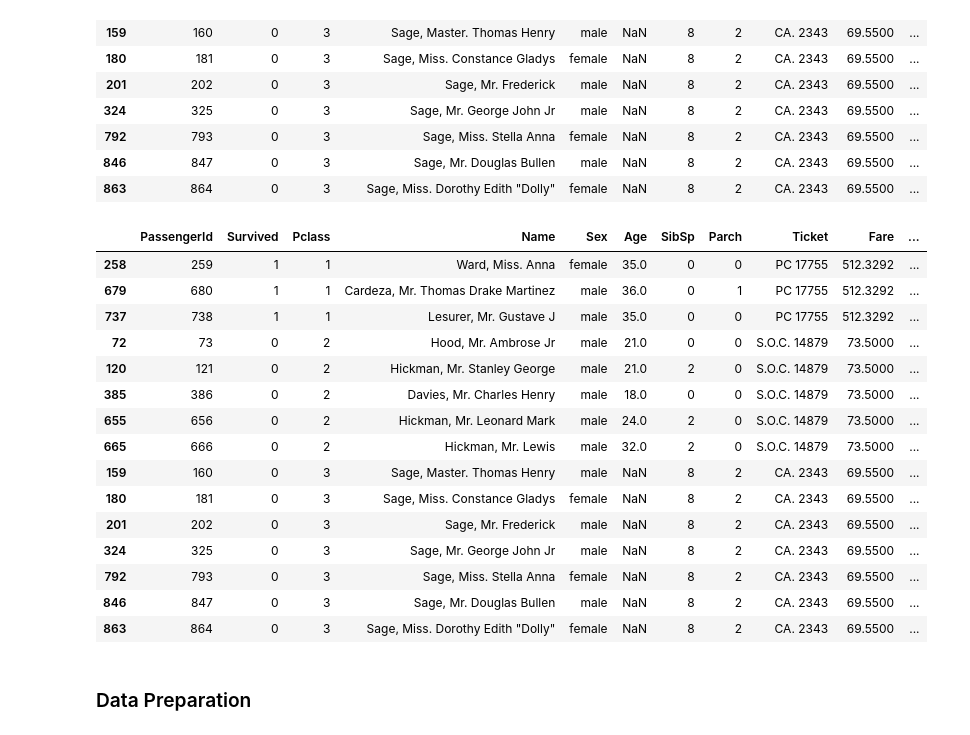
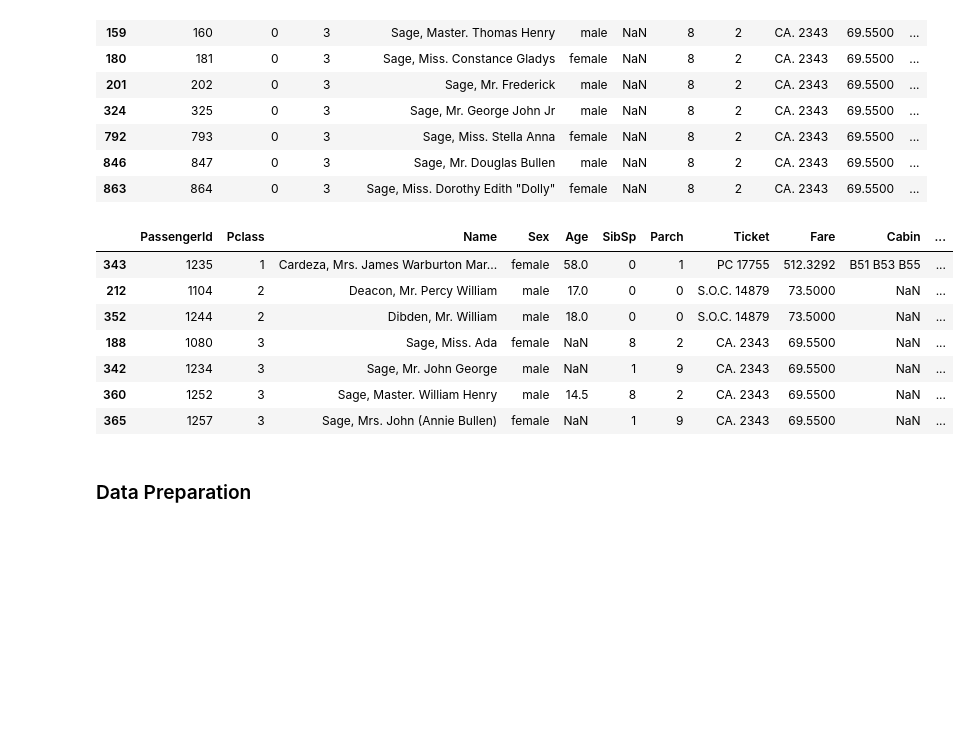
Before and after one commit to faustofcjr/artificial-intelligence, a Jupyter notebook: kaggle/titanic/base.ipynb, the cells around one changed output. Cells and saved outputs as stored; diff of their text form; code cells hidden in the pictures; blank space fills up the shorter version.

```diff
--- a/kaggle/titanic/base.ipynb
+++ b/kaggle/titanic/base.ipynb
@@ -301,27 +301,19 @@ pd.concat([
 | 863 | 864 | 0 | 3 | Sage, Miss. Dorothy Edith "Dolly" | female | NaN | 8 | 2 | CA. 2343 | 69.5500 | ... |
 # %%
 pd.concat([
-    lsmx_fare(df_train, 1),
-    lsmx_fare(df_train, 2),
-    lsmx_fare(df_train, 3)
+    lsmx_fare(df_test, 1),
+    lsmx_fare(df_test, 2),
+    lsmx_fare(df_test, 3)
 ])
 # %% [output]
-|  | PassengerId | Survived | Pclass | Name | Sex | Age | SibSp | Parch | Ticket | Fare | ... |
-| 258 | 259 | 1 | 1 | Ward, Miss. Anna | female | 35.0 | 0 | 0 | PC 17755 | 512.3292 | ... |
-| 679 | 680 | 1 | 1 | Cardeza, Mr. Thomas Drake Martinez | male | 36.0 | 0 | 1 | PC 17755 | 512.3292 | ... |
-| 737 | 738 | 1 | 1 | Lesurer, Mr. Gustave J | male | 35.0 | 0 | 0 | PC 17755 | 512.3292 | ... |
-| 72 | 73 | 0 | 2 | Hood, Mr. Ambrose Jr | male | 21.0 | 0 | 0 | S.O.C. 14879 | 73.5000 | ... |
-| 120 | 121 | 0 | 2 | Hickman, Mr. Stanley George | male | 21.0 | 2 | 0 | S.O.C. 14879 | 73.5000 | ... |
-| 385 | 386 | 0 | 2 | Davies, Mr. Charles Henry | male | 18.0 | 0 | 0 | S.O.C. 14879 | 73.5000 | ... |
-| 655 | 656 | 0 | 2 | Hickman, Mr. Leonard Mark | male | 24.0 | 2 | 0 | S.O.C. 14879 | 73.5000 | ... |
-| 665 | 666 | 0 | 2 | Hickman, Mr. Lewis | male | 32.0 | 2 | 0 | S.O.C. 14879 | 73.5000 | ... |
-| 159 | 160 | 0 | 3 | Sage, Master. Thomas Henry | male | NaN | 8 | 2 | CA. 2343 | 69.5500 | ... |
-| 180 | 181 | 0 | 3 | Sage, Miss. Constance Gladys | female | NaN | 8 | 2 | CA. 2343 | 69.5500 | ... |
-| 201 | 202 | 0 | 3 | Sage, Mr. Frederick | male | NaN | 8 | 2 | CA. 2343 | 69.5500 | ... |
-| 324 | 325 | 0 | 3 | Sage, Mr. George John Jr | male | NaN | 8 | 2 | CA. 2343 | 69.5500 | ... |
-| 792 | 793 | 0 | 3 | Sage, Miss. Stella Anna | female | NaN | 8 | 2 | CA. 2343 | 69.5500 | ... |
-| 846 | 847 | 0 | 3 | Sage, Mr. Douglas Bullen | male | NaN | 8 | 2 | CA. 2343 | 69.5500 | ... |
-| 863 | 864 | 0 | 3 | Sage, Miss. Dorothy Edith "Dolly" | female | NaN | 8 | 2 | CA. 2343 | 69.5500 | ... |
+|  | PassengerId | Pclass | Name | Sex | Age | SibSp | Parch | Ticket | Fare | Cabin | ... |
+| 343 | 1235 | 1 | Cardeza, Mrs. James Warburton Mar... | female | 58.0 | 0 | 1 | PC 17755 | 512.3292 | B51 B53 B55 | ... |
+| 212 | 1104 | 2 | Deacon, Mr. Percy William | male | 17.0 | 0 | 0 | S.O.C. 14879 | 73.5000 | NaN | ... |
+| 352 | 1244 | 2 | Dibden, Mr. William | male | 18.0 | 0 | 0 | S.O.C. 14879 | 73.5000 | NaN | ... |
+| 188 | 1080 | 3 | Sage, Miss. Ada | female | NaN | 8 | 2 | CA. 2343 | 69.5500 | NaN | ... |
+| 342 | 1234 | 3 | Sage, Mr. John George | male | NaN | 1 | 9 | CA. 2343 | 69.5500 | NaN | ... |
+| 360 | 1252 | 3 | Sage, Master. William Henry | male | 14.5 | 8 | 2 | CA. 2343 | 69.5500 | NaN | ... |
+| 365 | 1257 | 3 | Sage, Mrs. John (Annie Bullen) | female | NaN | 1 | 9 | CA. 2343 | 69.5500 | NaN | ... |
 # %% [markdown]
 ### Data Preparation
 # %% [markdown]
```
Also changed, not shown: parts of 4 cells of this notebook, 4 other files.
